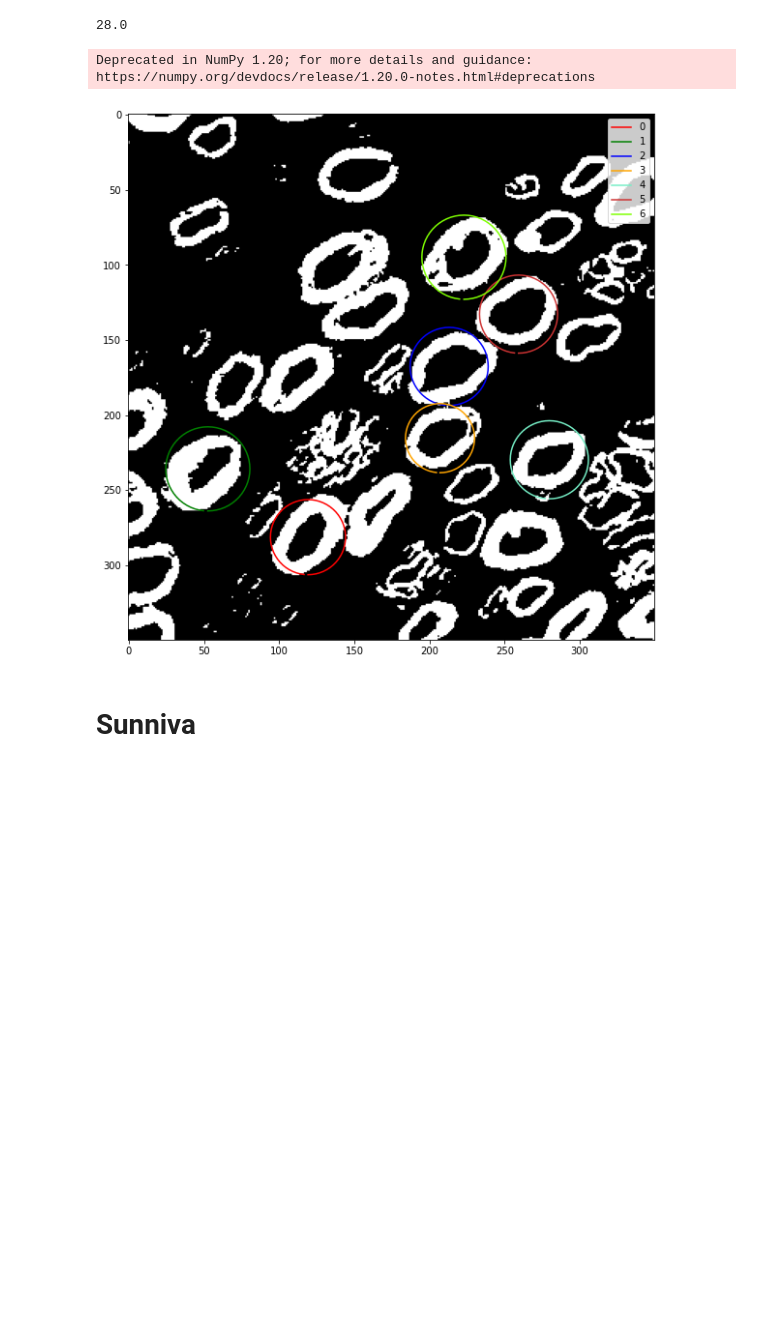
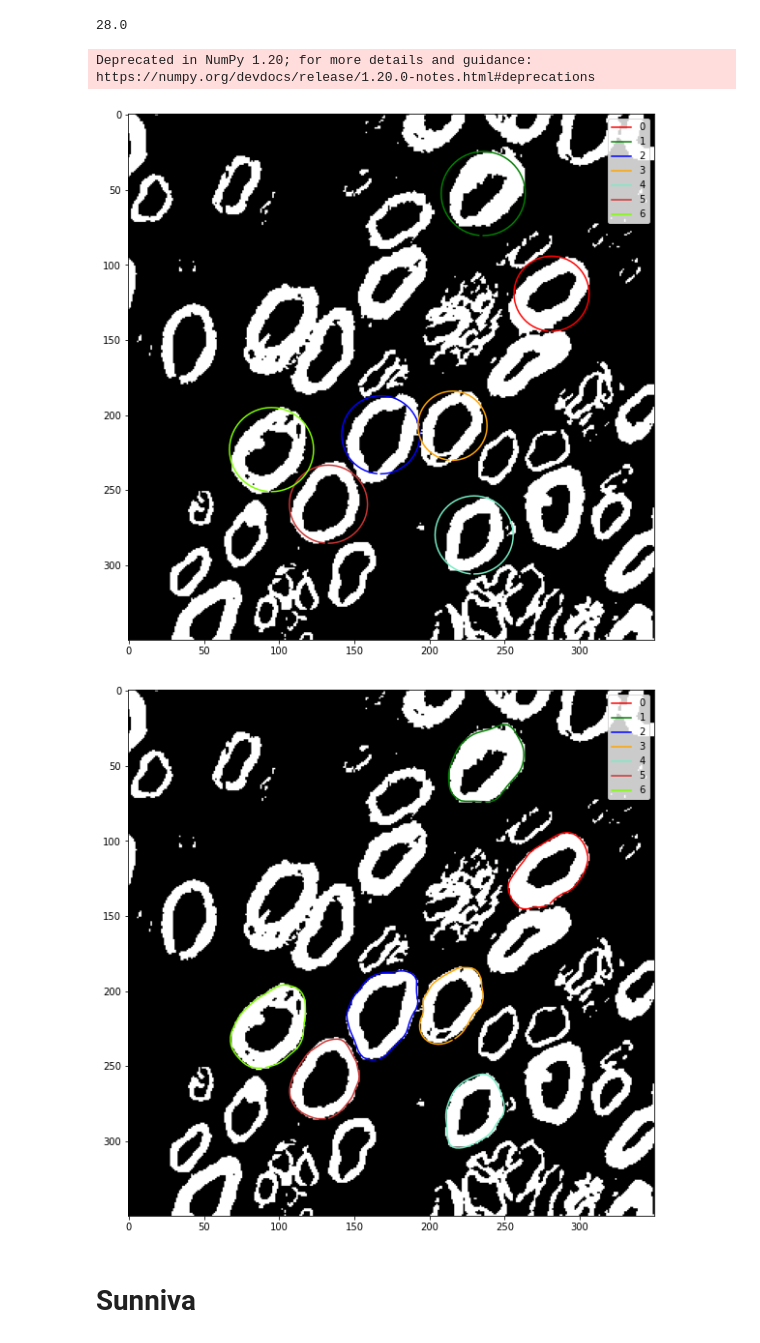
Before and after one commit to s183920/02506_Advanced_Image_Analysis_NerveSegmentation, a Jupyter notebook: Snakes.ipynb, the cells around one changed output. Drawn from its saved outputs; the diff is of its cells as text; code cells hidden in the pictures; blank space fills up the shorter version.

```diff
--- a/Snakes.ipynb
+++ b/Snakes.ipynb
@@ -32,7 +32,7 @@ from PIL import Image
 from mpl_toolkits.mplot3d import Axes3D
 # %%
 path = 'data/nerves_part.tiff'
-im = io.imread(path, plugin='pil').T
+im = io.imread(path, plugin='pil')
 h,r,c = im.shape
 h, r, c
 # %% [output]
@@ -195,7 +195,7 @@ def evolve_snake(snake, I, B, step_size,band_size=0.2):
     return snake,snake_in,snake_out,mask_in,mask_out,force
 # %%
 # Binarise and invert image image
-I = im[:,:,0]/255
+I = im[0,:,:]/255
 I = (I > 0.35) * 1# binarize image
 I = ~I
 plt.imshow(I)
@@ -210,6 +210,14 @@ centers = np.array([[281.28030303, 119.1969697 ],
                 [229.76515152, 279.8030303 ],
                 [132.79545455, 259.34848485],
                 [ 94.91666667, 222.98484848]])
+
+centers = np.array([[119.1969697, 281.28030303 ],
+                [52.53030303, 235.82575758],
+                [213.13636364, 167.64393939],
+                [207.07575758, 215.37121212],
+                [ 279.8030303 , 229.76515152],
+                [259.34848485, 132.79545455],
+                [ 222.98484848, 94.91666667]])
 
 #path = 'data/plusplus.png'
 #plusplus = io.imread(path)
@@ -238,11 +246,6 @@ Deprecated in NumPy 1.20; for more details and guidance: https://numpy.org/devdo
 # %% [output]
 28.0
 # %%
-#path = 'data/plusplus.png'
-#plusplus = io.imread(path)
-#I = plusplus[:,:,0]
-
-
 # Initialize
 nr_points = 60
 nr_iter = 100
@@ -250,57 +253,50 @@ step_size = 5
 alpha = 0.1
 beta = 2
 
-#center = np.array(I.shape)/2
-#center = np.array(I.shape)/2+np.array([-10,40])
 radius = [25, 28, 26,23, 26, 26, 28]
-
 snakes = [make_circular_snake(nr_points, c, r) for c, r in zip(centers, radius)]
-#snakes = [np.concatenate((snakes[i][1].reshape(1,-1), snakes[i][0].reshape(1,-1)), axis = 0) for i in range(len(snakes))]
-
 B = regularization_matrix(nr_points, alpha, beta)
 
-#snake1 = make_circular_snake(nr_points, center, radius)
-#B = regularization_matrix(nr_points, alpha, beta)
 
 for i in range(nr_iter):
 
     # plot
     if i%50 ==0:
         fig, ax = plt.subplots(1,1, figsize = (10,10))
         ax.imshow(I, cmap=plt.cm.gray)
         colors = ['red', 'green', 'blue', 'orange', '#76EEC6', '#CD3333', '#7FFF00']
         for i in range(len(snakes)):
             ax.plot(snakes[i][1], snakes[i][0], '-', c = colors[i], label = f'{i}')
         plt.legend()
         plt.show()
 
     for s in range(len(snakes)):
         #snake1 = snake
         snakes[s],_,_,_,_,_ = evolve_snake(snakes[s].copy(), I, B, step_size,band_size=0.1)
 
 
-# visualize mask in and out
-#img1 = I.copy()
-#img2 = I.copy()
-#img1[~mask_in]  = 0.5
-#img2[~mask_out] = 0.5
-#fig, ax = plt.subplots(1,2)
-#ax[0].imshow(img1)
-#ax[1].imshow(img2)
+# save first snake
+all_snakes = []
+all_snakes.append(snakes.copy())
+
+def update_multiple_snakes(snakes):
+    snakes_new = []
+    for s in range(7):
+        snake =,_,_,_,_,_ = evolve_snake(snakes[s].copy(), I, B, step_size,band_size=0.1)
+        snakes_new.append(snake)
+
+    return snake
 
 
+n_iter = 5
+# iterate through remaining slices
+for i in range(1,im.shape[-1]):
+    I = im[i, :, :]
 
-# plt.imshow(I, cmap=plt.cm.gray)
-# plt.plot(np.r_[snake[1],snake[1,0]],np.r_[snake[0],snake[0,0]],'r-')
-# plt.plot(np.r_[snake_in[1],snake_in[1,0]],np.r_[snake_in[0],snake_in[0,0]],'b-')
-# plt.plot(np.r_[snake_out[1],snake_out[1,0]],np.r_[snake_out[0],snake_out[0,0]],'g-')
-
-
-#ax.plot(np.r_[snake[1],snake[1,0]],np.r_[snake[0],snake[0,0]],'r-')
-        #if i !=0:
-
-        #    ax.plot(np.r_[snake_in[1],snake_in[1,0]],np.r_[snake_in[0],snake_in[0,0]],'b-')
-        #    ax.plot(np.r_[snake_out[1],snake_out[1,0]],np.r_[snake_out[0],snake_out[0,0]],'g-')
+    for ite in range(n_iter):
+        snakes = update_multiple_snakes(snakes)
+        all_snakes
 # %% [output]
 Deprecated in NumPy 1.20; for more details and guidance: https://numpy.org/devdocs/release/1.20.0-notes.html#deprecations
-[figure, old version]
+[figure, new version]
+[figure, added]
```
Also changed, not shown: parts of 4 cells of this notebook, 2 other files.
